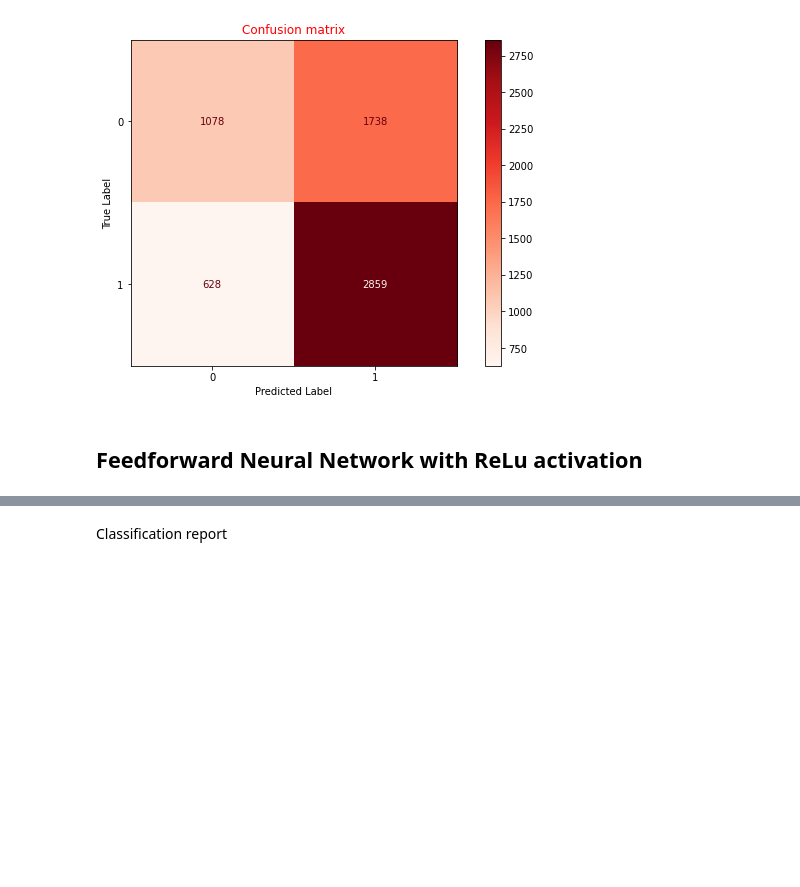
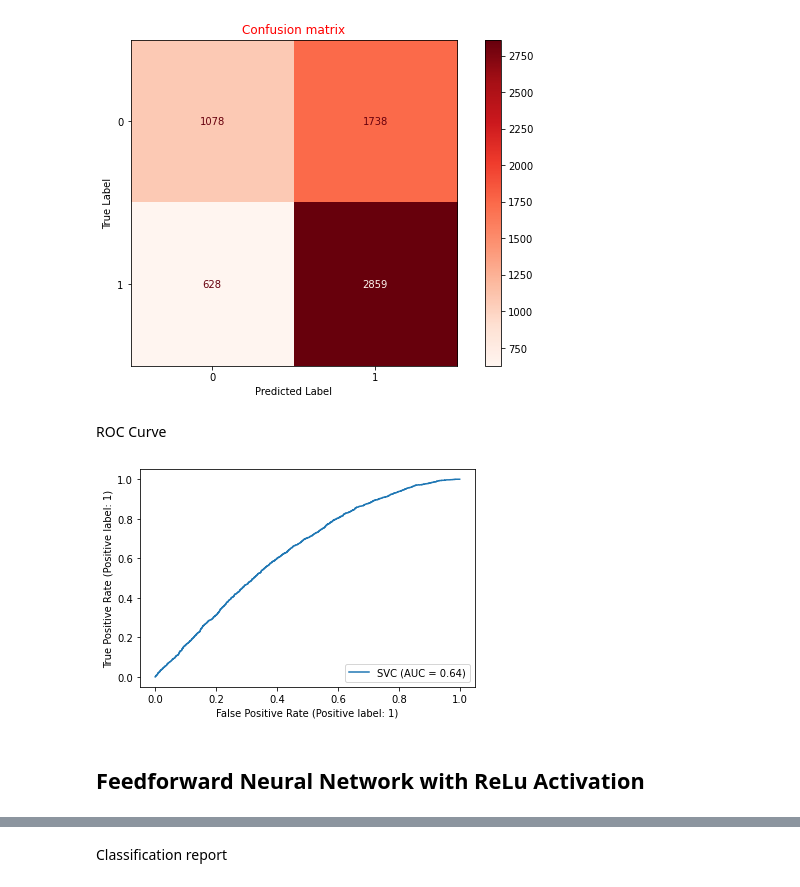
Before and after one commit to rejsafranko/Predicting-NBA-Shots, a Jupyter notebook: notebooks/Model_Performance_Analysis.ipynb, the cells around one changed output, grey strips where cells are left out. Cells and saved outputs as stored; diff of their text form; code cells hidden in the pictures; blank space fills up the shorter version.

```diff
--- a/notebooks/Model_Performance_Analysis.ipynb
+++ b/notebooks/Model_Performance_Analysis.ipynb
@@ -85,8 +91,14 @@ plt.gcf().axes[1].tick_params(color="black")
 plt.gcf().set_size_inches(10,6)
 # %% [output]
 [figure]
+# %% [markdown]
+ROC Curve
+# %%
+RocCurveDisplay.from_estimator(model, test_data["features"], test_data["labels"]);
+# %% [output]
+[figure, added]
 # %% [markdown]
-## Feedforward Neural Network with ReLu activation
+## Feedforward Neural Network with ReLu Activation
 # %%
 model = keras.models.load_model("../models/NNRelu")
 test_data = load("../data/test data/nnrelu_test_data.joblib")
```
Also changed, not shown: parts of 12 cells of this notebook.
